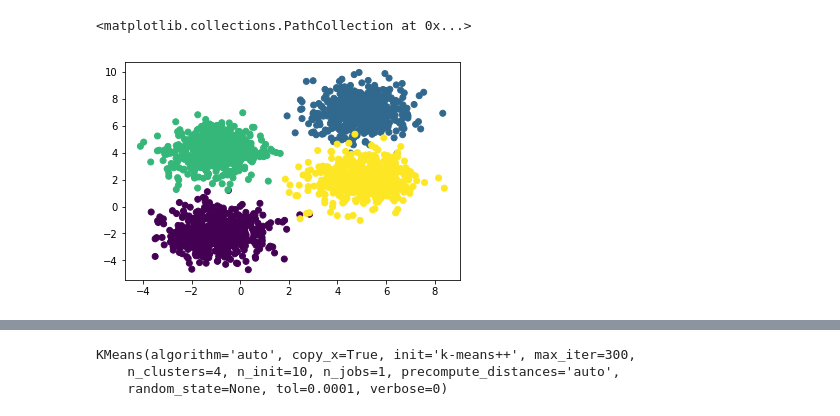
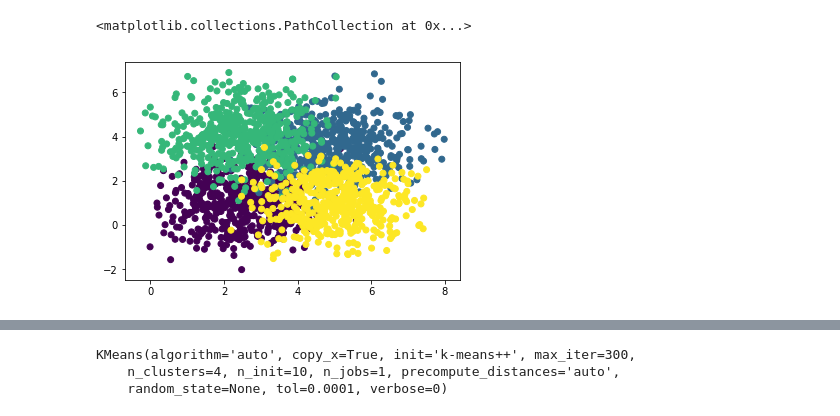
Before and after one commit to OlivierRynne/nVision, a Jupyter notebook: scripts/05_29_19_cluster_analysis.ipynb, the cells around one changed output, grey strips where cells are left out. Cells and saved outputs as stored; diff of their text form; code cells hidden in the pictures.

```diff
--- a/scripts/05_29_19_cluster_analysis.ipynb
+++ b/scripts/05_29_19_cluster_analysis.ipynb
@@ -6,10 +6,10 @@ import matplotlib.pyplot as plt
 # %%
 loc = {}
 
-loc[0] = [-1, 1, -1, -2]
-loc[1] = [5, 3.5, -1.5, 7]
-loc[2] = [-1, 1, -1.5, 4]
-loc[3] = [5, 4, 4, 2]
+loc[0] = [2.5, 1, 0, 0.75]
+loc[1] = [5, 3.5, 4, 4]
+loc[2] = [2.5, 4, 4, 4]
+loc[3] = [5, 1, 2, 0.5]
 # %%
 rawdata = {}
 pops = 4
@@ -21,7 +21,7 @@ for i in loc:
         rawdata[i*500:(i+1)*500,4] = i
 data = pd.DataFrame(data=rawdata)
 # %%
-plt.scatter(data[0], data[3], c=data[4])
+plt.scatter(data[0], data[1], c=data[4])
 # %% [output]
 <matplotlib.collections.PathCollection at 0x...>
-[figure, old version]
+[figure, new version]
```
Also changed, not shown: parts of 7 cells of this notebook, 1 other file.
